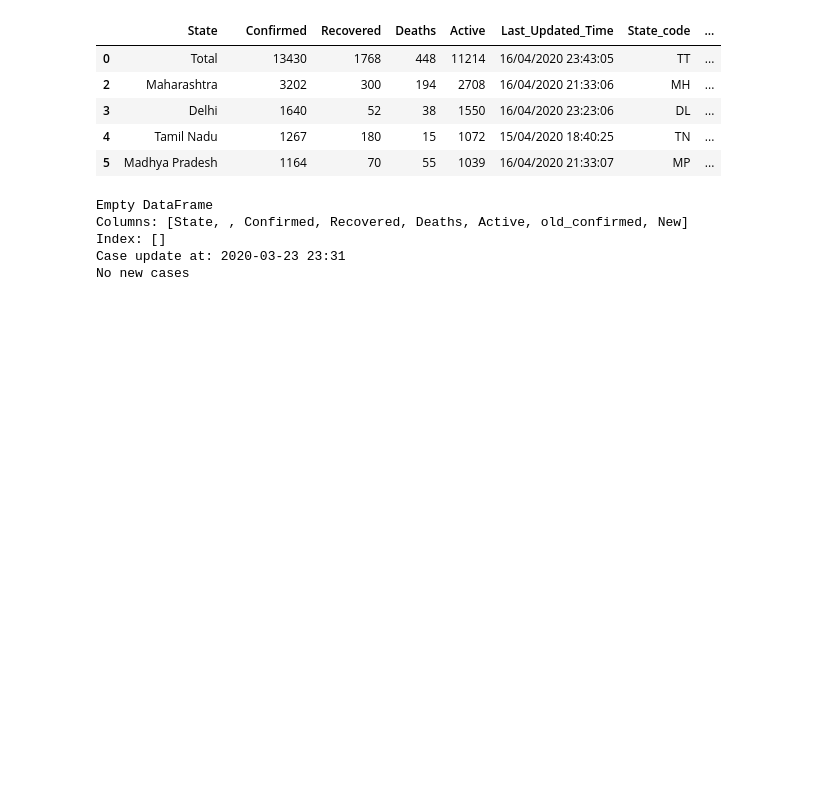
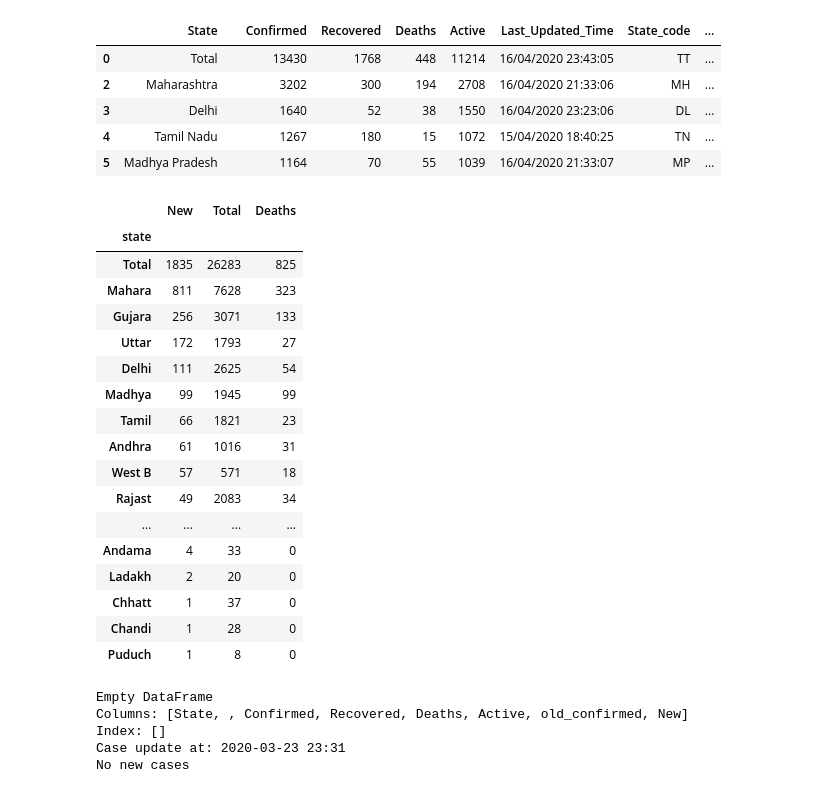
Before and after one commit to bhavsarpratik/covid19-tracker, a Jupyter notebook: notebooks/telegram.ipynb, the cells around one changed output. Drawn from its saved outputs; the diff is of its cells as text; code cells hidden in the pictures; blank space fills up the shorter version.

```diff
--- a/notebooks/telegram.ipynb
+++ b/notebooks/telegram.ipynb
@@ -174,6 +174,37 @@ df.head()
 | 3 | Delhi |  | 1640 | 52 | 38 | 1550 | 16/04/2020 23:23:06 | DL | ... |
 | 4 | Tamil Nadu |  | 1267 | 180 | 15 | 1072 | 15/04/2020 18:40:25 | TN | ... |
 | 5 | Madhya Pradesh |  | 1164 | 70 | 55 | 1039 | 16/04/2020 21:33:07 | MP | ... |
+# %%
+def get_data():
+    url = 'https://api.covid19india.org/data.json'
+    page = requests.get(url)
+    df = pd.DataFrame(json.loads(page.content)['statewise'])
+    df.state = df.state.apply(lambda x: x[:6])
+    df = df.set_index('state').iloc[:,:6]
+    df = df[df.deltaconfirmed != '0'].rename({'active': 'Active', 'confirmed': 'Total', 'deaths': 'Deaths', 'deltaconfirmed': 'New'}, axis=1)
+    return df.astype(int).sort_values(['New', 'Total'], ascending=False)[['New', 'Total', 'Deaths']]
+
+
+get_data()
+# %% [output]
+|  | New | Total | Deaths |
+| state |  |  |  |
+| Total | 1835 | 26283 | 825 |
+| Mahara | 811 | 7628 | 323 |
+| Gujara | 256 | 3071 | 133 |
+| Uttar | 172 | 1793 | 27 |
+| Delhi | 111 | 2625 | 54 |
+| Madhya | 99 | 1945 | 99 |
+| Tamil | 66 | 1821 | 23 |
+| Andhra | 61 | 1016 | 31 |
+| West B | 57 | 571 | 18 |
+| Rajast | 49 | 2083 | 34 |
+| ... | ... | ... | ... |
+| Andama | 4 | 33 | 0 |
+| Ladakh | 2 | 20 | 0 |
+| Chhatt | 1 | 37 | 0 |
+| Chandi | 1 | 28 | 0 |
+| Puduch | 1 | 8 | 0 |
 # %%
 # df_new = df.copy()
 # df_new.Confirmed = list(np.random.randint(50, size=10)) + df.Confirmed.to_list()[10:38]
```
Also changed, not shown: parts of 4 cells of this notebook, 1 other file.
